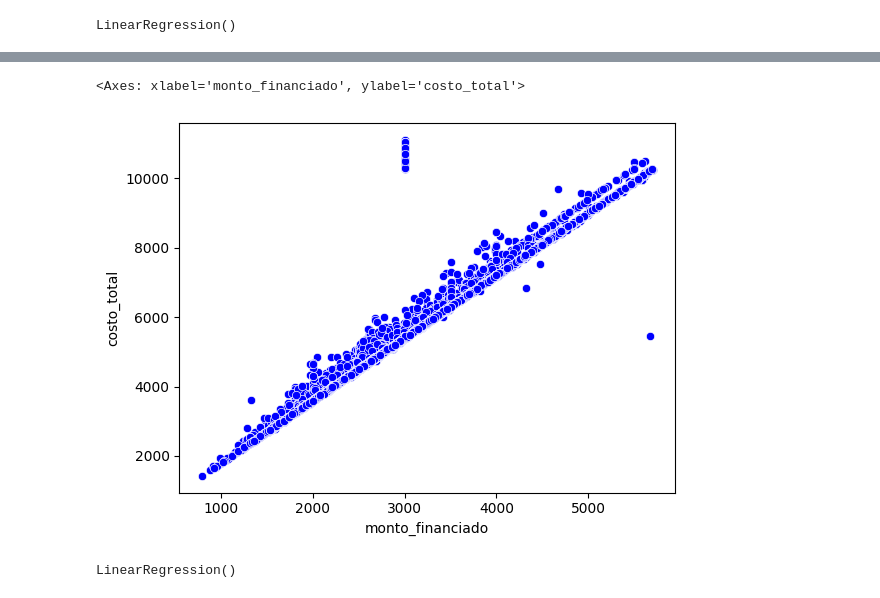
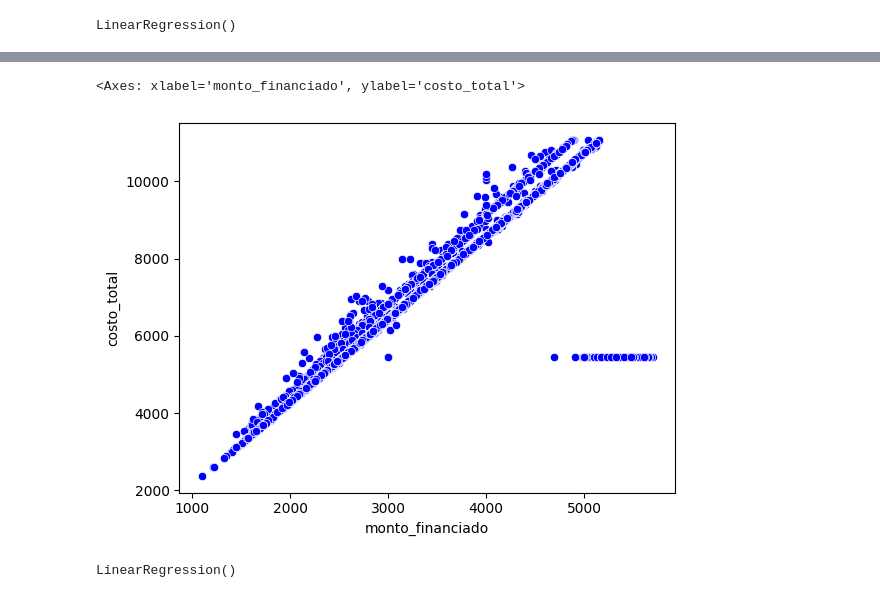
Before and after one commit to Angel353/Act_2_GPPT, a Jupyter notebook: Correlaciones3.ipynb, the cells around one changed output, grey strips where cells are left out. Cells and saved outputs as stored; diff of their text form; code cells hidden in the pictures.

```diff
--- a/Correlaciones3.ipynb
+++ b/Correlaciones3.ipynb
@@ -57,7 +57,7 @@ enganche              0
 dtype: int64
 # %%
 #Filtro por objeto (Primer Filtro)
-Credicel26Sem = Credicel[Credicel["plazo"] == "26S"]
-Credicel26Sem
+Credicel39Sem = Credicel[Credicel["plazo"] == "39S"]
+Credicel39Sem
 # %% [output]
 |  | tag | marca | modelo | plazo | agente_venta | dis_venta | empresa | fecha_ultimo_pago | ... |
@@ -242,13 +242,13 @@ coef_Correl
 # %%
 # Scatter plot entre la variable dependiente (total) e independientes
 # Comportamiento de su dispersión
 
 from turtle import color
 
-sns.scatterplot(x = 'monto_financiado', y = 'costo_total', color = 'blue', data = Credicel26Sem)
+sns.scatterplot(x = 'monto_financiado', y = 'costo_total', color = 'blue', data = Credicel39Sem)
 # %% [output]
 <Axes: xlabel='monto_financiado', ylabel='costo_total'>
-[figure, old version]
+[figure, new version]
 # %%
 # Variable Dependiente e Independiente
 
```
Also changed, not shown: parts of 37 cells of this notebook.
